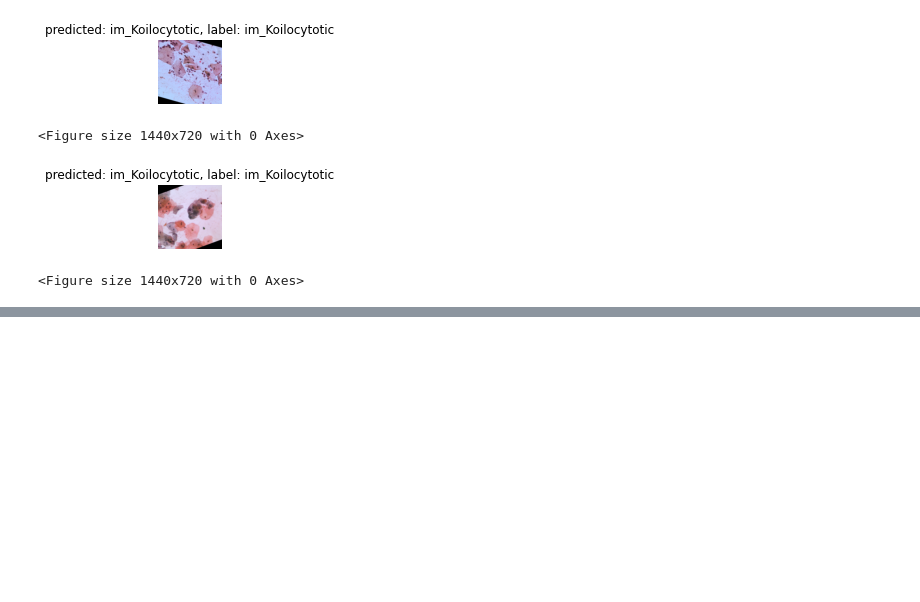
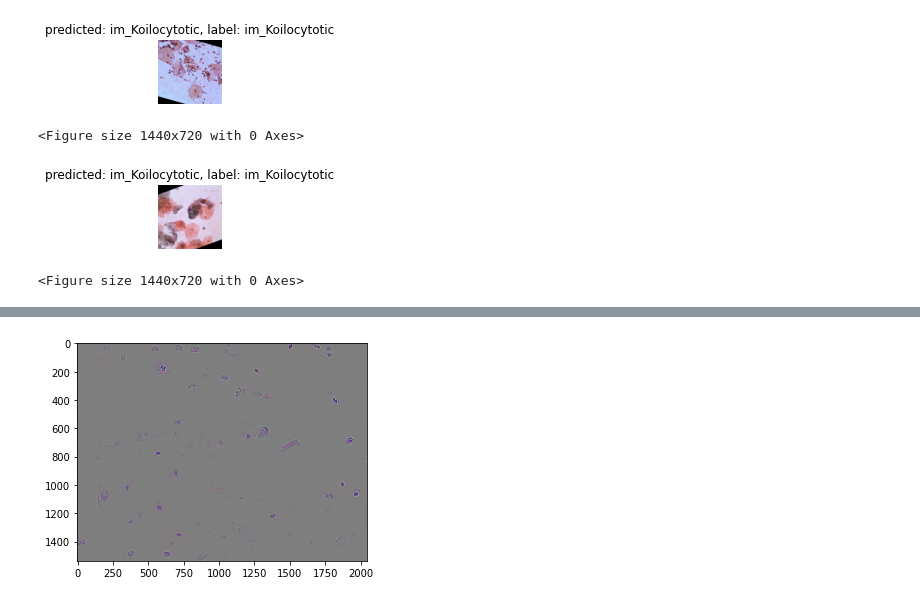
Before and after one commit to suikei-wang/Towards-Interpretable-Attention-Networks-for-Cervical-Cancer-Analysis, a Jupyter notebook: Notebook/baseline_ResNet50-100.ipynb, the cells around one changed output, grey strips where cells are left out. Saved outputs shown, nothing was run; the diff lists cells and outputs as text; code cells hidden in the pictures; blank space fills up the shorter version.

```diff
--- a/Notebook/baseline_ResNet50-100.ipynb
+++ b/Notebook/baseline_ResNet50-100.ipynb
@@ -404,0 +683,5 @@ visualize_model(model)
+# %%
+imgplot = plt.imshow(cam_gb)
+plt.show()
+# %% [output]
+[figure, added]
```
Also changed, not shown: parts of 7 cells of this notebook.
